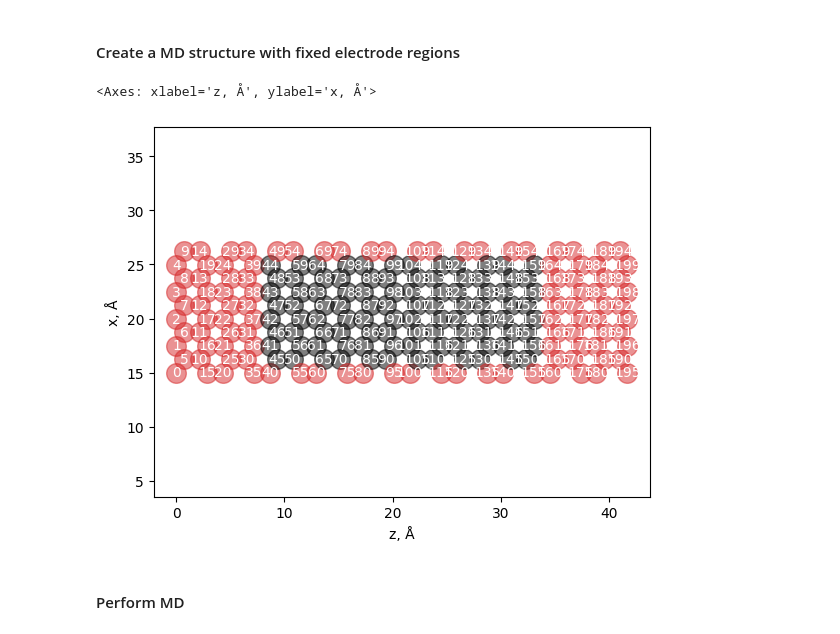
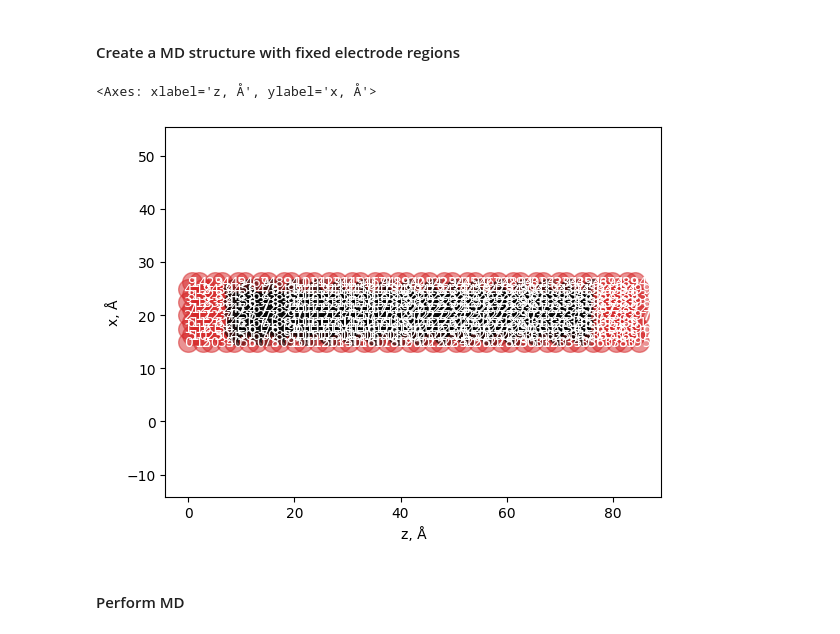
Before and after one commit to UlrikTJ/TemperatureDependantTransport, a Jupyter notebook: TempDepTrans_Asger.ipynb, the cells around one changed output. Drawn from its saved outputs; the diff is of its cells as text; code cells hidden in the pictures.

```diff
--- a/TempDepTrans_Asger.ipynb
+++ b/TempDepTrans_Asger.ipynb
@@ -416,36 +416,36 @@ print(forces, "eV/Å")
 natoms_elec = len(structure)
 xyz = structure.positions
 lattice = structure.cell[:]
-ntile = 10 #
+ntile = 20 #
 tiledir = 2 # tile in z
 for n in range(1, ntile):
     xyz = np.concatenate((xyz, structure.positions + lattice[tiledir, :]*n))
 tilemat = np.eye(3, dtype=int) # repetition matrix
 tilemat[tiledir,tiledir] = ntile
 lattice = tilemat @ lattice
 natoms = len(xyz)
 md_structure = Atoms(natoms*["C"], positions=xyz, cell=lattice, pbc=True) # Create a ASE atoms object of the repeated structure
 
 # Fix electrode
 fixed_uc = 2 # The number of electrode unit cells to fix on each side.
 leftinds = list(range(0,natoms_elec*fixed_uc)) # Fix the two first unit cells
 rightinds = list(range(natoms-natoms_elec*fixed_uc,natoms)) # Fix the two last unit cells
 
 # ... and edges to simplify MD
 cutoff = 1.5 # Nearest neighbor distance is d0 = 1.43877067 Å
 bulk_nneighbors = 3 # In bulk graphene there are 3 nearest neighbors
 
 i, j = neighbor_list("ij", md_structure, cutoff)
 counts = np.bincount(i, minlength=len(md_structure))
 edgeinds = list(np.where(counts < bulk_nneighbors)[0])
 
 allinds = np.unique(leftinds+rightinds+edgeinds)
 fixed = FixAtoms(mask=allinds)
 md_structure.set_constraint(fixed) # Fix L and R electrode
 draw_atoms(md_structure) # Red atoms are fixed, grey atoms are free to move
 # %% [output]
 <Axes: xlabel='z, Å', ylabel='x, Å'>
-[figure, old version]
+[figure, new version]
 # %%
 # view(md_structure)
 # %% [markdown]
```
Also changed, not shown: parts of 7 cells of this notebook, 9 other files.
